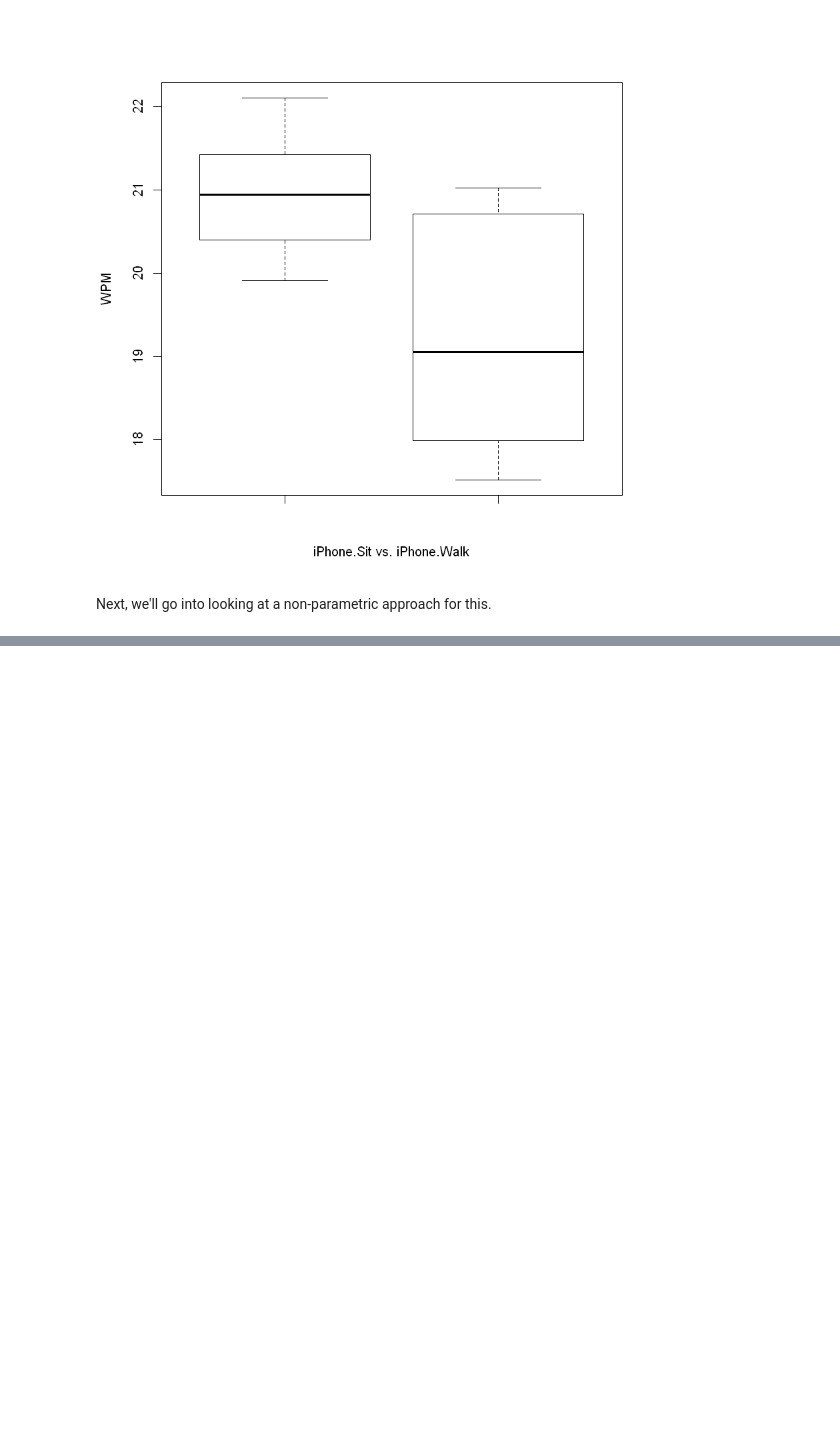
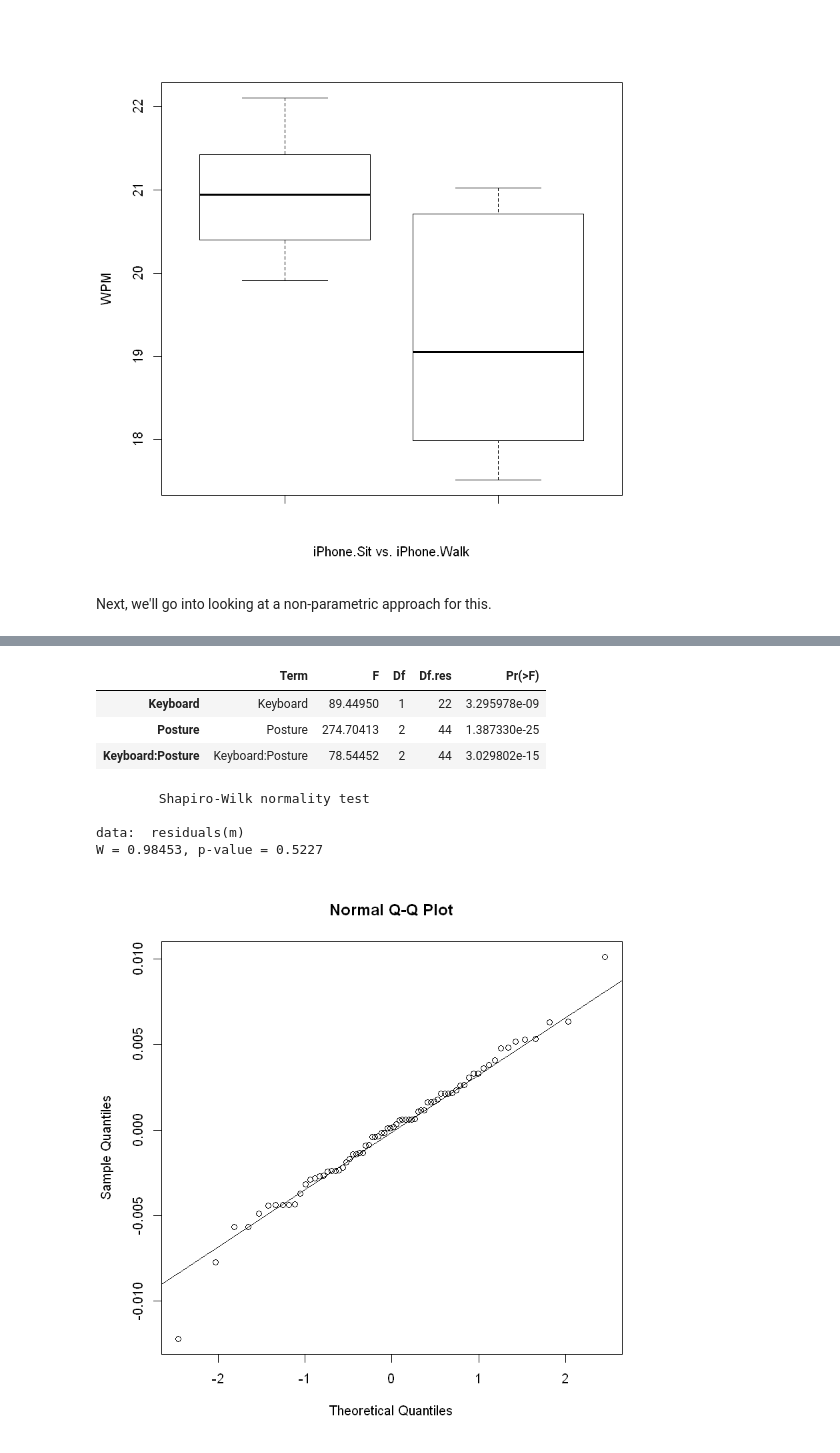
Before and after one commit to iamjz/R-Data, a Jupyter notebook: Designing, Running, and Analyzing Experiments/Week 07.ipynb, the cells around one changed output, grey strips where cells are left out. Saved outputs shown, nothing was run; the diff lists cells and outputs as text; code cells hidden in the pictures; blank space fills up the shorter version.

```diff
--- a/Designing, Running, and Analyzing Experiments/Week 07.ipynb
+++ b/Designing, Running, and Analyzing Experiments/Week 07.ipynb
@@ -375,0 +438,6 @@ Next, we'll go into looking at a non-parametric approach for this.
+# %%
+# Aligned Rank Transform on Error Rate
+library("ARTool")
+
+m <- art(Error_Rate ~ Keyboard * Posture + (1|Subject), data=mbltxt) # uses LMM
+summary(m)
@@ -375,0 +458,18 @@ Next, we'll go into looking at a non-parametric approach for this.
+# %%
+anova(m) # report anova
+# %% [output]
+|  | Term | F | Df | Df.res | Pr(>F) |
+| Keyboard | Keyboard | 89.44950 | 1 | 22 | 3.295978e-09 |
+| Posture | Posture | 274.70413 | 2 | 44 | 1.387330e-25 |
+| Keyboard:Posture | Keyboard:Posture | 78.54452 | 2 | 44 | 3.029802e-15 |
+# %%
+shapiro.test(residuals(m)) # normality?
+# %% [output]
+        Shapiro-Wilk normality test
+
+data:  residuals(m)
+W = 0.98453, p-value = 0.5227
+# %%
+qqnorm(residuals(m)) ; qqline(residuals(m)) # seems to conform
+# %% [output]
+[figure, added]
```
Also changed, not shown: parts of 12 cells of this notebook.
